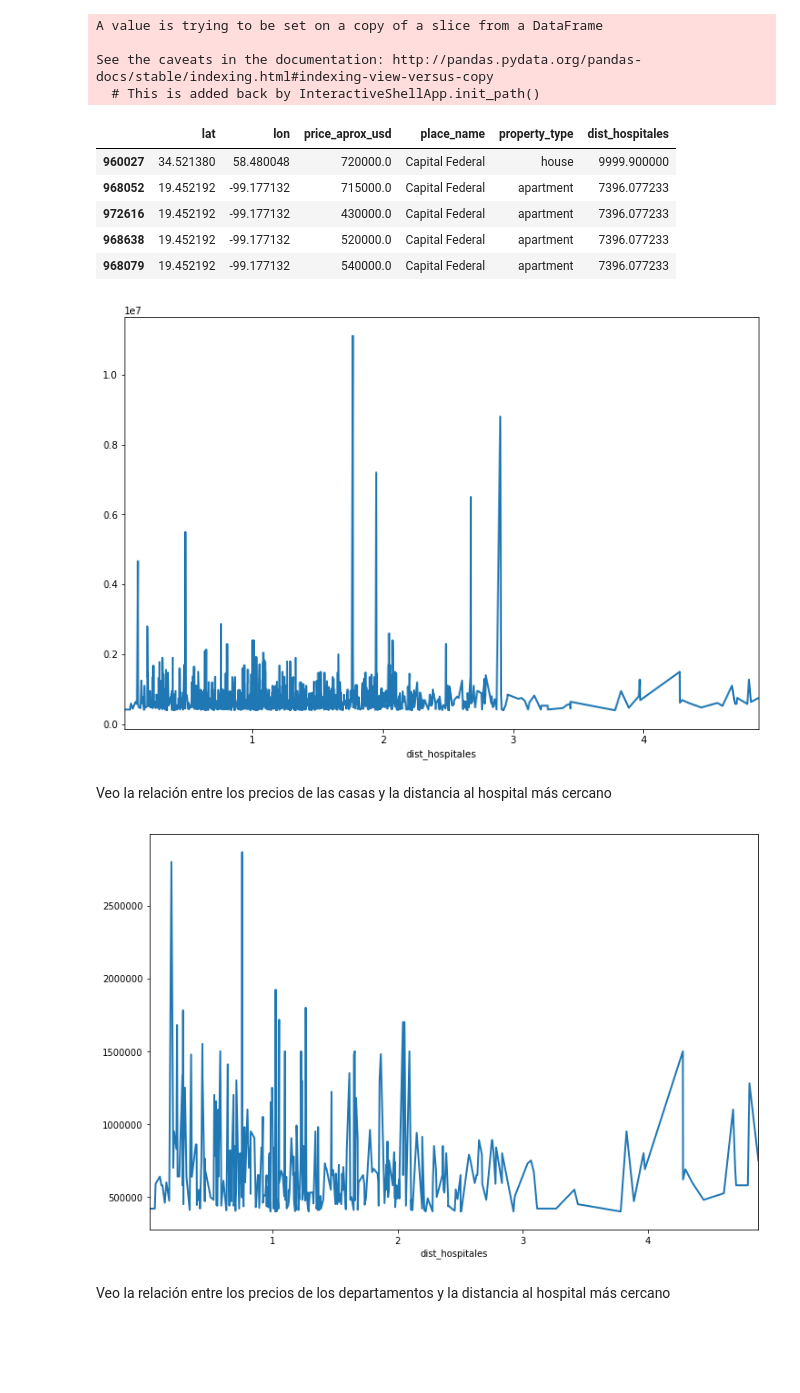
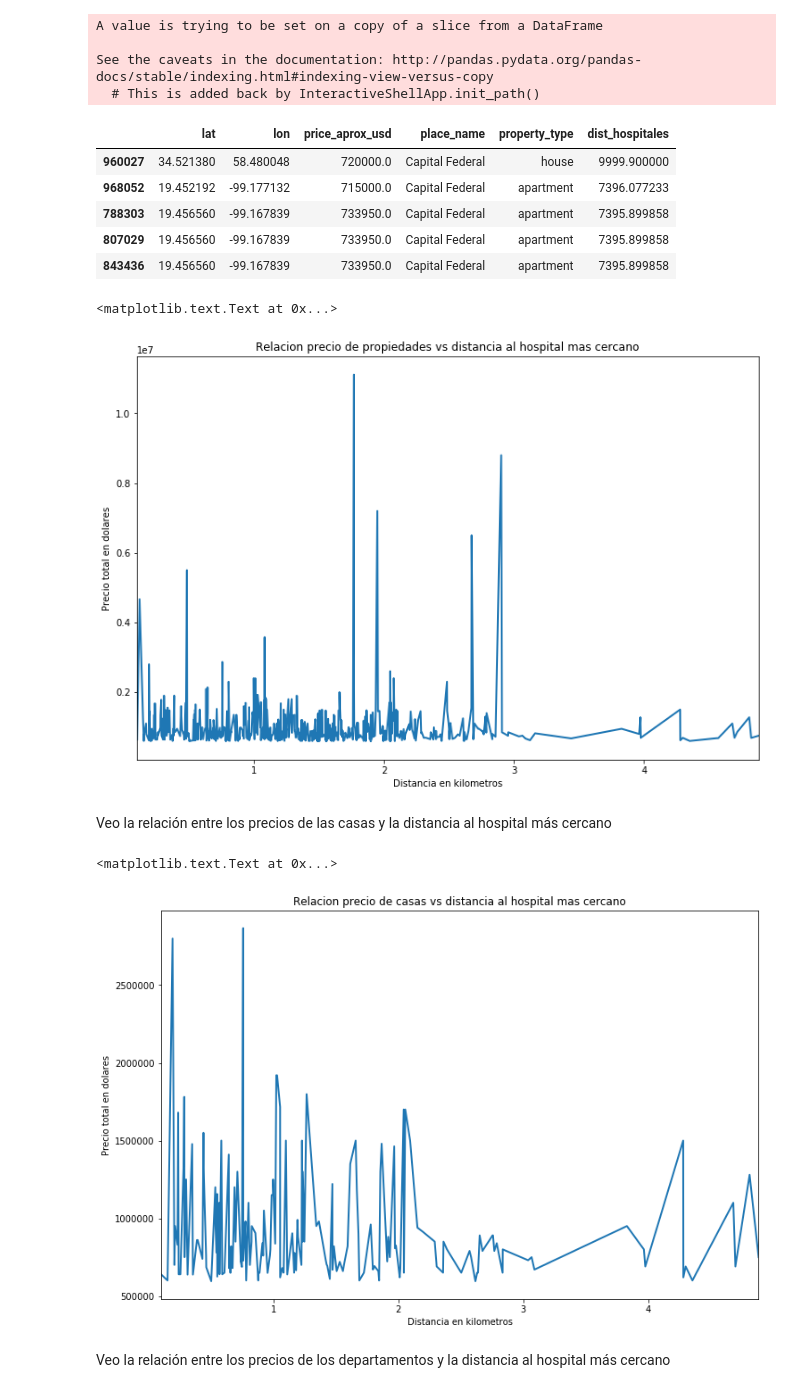
Before and after one commit to lucaslavandeira/7506-tp, a Jupyter notebook: analisis_exploratorio.ipynb, the cells around one changed output. Cells and saved outputs as stored; diff of their text form; code cells hidden in the pictures; blank space fills up the shorter version.

```diff
--- a/analisis_exploratorio.ipynb
+++ b/analisis_exploratorio.ipynb
@@ -715,7 +718,7 @@ df_subtes = pd.read_csv('data/estaciones-de-subte.csv', dtype=dtypes, sep=',')
 # %% [markdown]
 Me quedo con las 10.000 propiedades más caras de Capital Federal
 # %%
-df_prop_caras = df.dropna(subset=['lat', 'lon'], how='any').loc[df['place_name'] == 'Capital Federal',['lat', 'lon', 'price_aprox_usd', 'place_name', 'property_type']].sort_values('price_aprox_usd',ascending=False).head(10000)
+df_prop_caras = df.dropna(subset=['lat', 'lon'], how='any').loc[df['place_name'] == 'Capital Federal',['lat', 'lon', 'price_aprox_usd', 'place_name', 'property_type']].sort_values('price_aprox_usd',ascending=False).head(5000)
 # %%
 def convert_rad(x):
     return pi/180*x
@@ -789,6 +804,8 @@ dtypes = {
     'longitude': float
 }
 df_facultades = pd.read_csv('data/facultades_publicas.csv', dtype=dtypes, sep=',')
+# %%
+df_prop_caras = df.dropna(subset=['lat', 'lon'], how='any').loc[df['place_name'] == 'Capital Federal',['lat', 'lon', 'price_aprox_usd', 'place_name', 'property_type']].sort_values('price_aprox_usd',ascending=False).head(5000)
 # %%
 df_prop_caras['dist_facus'] = 9999.9
 
@@ -839,6 +864,8 @@ dtypes = {
     'Y': float
 }
 df_colectivos = pd.read_csv('data/estaciones-de-metrobus.csv', dtype=dtypes, sep=';',error_bad_lines=False)
+# %%
+df_prop_caras = df.dropna(subset=['lat', 'lon'], how='any').loc[df['place_name'] == 'Capital Federal',['lat', 'lon', 'price_aprox_usd', 'place_name', 'property_type']].sort_values('price_aprox_usd',ascending=False).head(5000)
 # %%
 geometry = [Point(x,y) for x,y in zip(df_colectivos['X'], df_colectivos['Y'])]
 
@@ -900,6 +939,8 @@ dtypes = {
     'LAT': float
 }
 df_hospitales = pd.read_csv('data/hospitales.csv', dtype=dtypes, sep=';',error_bad_lines=False)
+# %%
+df_prop_caras = df.dropna(subset=['lat', 'lon'], how='any').loc[df['place_name'] == 'Capital Federal',['lat', 'lon', 'price_aprox_usd', 'place_name', 'property_type']].sort_values('price_aprox_usd',ascending=False).head(5000)
 # %%
 geometry = [Point(x,y) for x,y in zip(df_hospitales['LNG'], df_hospitales['LAT'])]
 
@@ -932,21 +973,29 @@ df_prop_caras.sort_values('dist_hospitales',ascending=False).head(5)
 |  | lat | lon | price_aprox_usd | place_name | property_type | dist_hospitales |
 | 960027 | 34.521380 | 58.480048 | 720000.0 | Capital Federal | house | 9999.900000 |
 | 968052 | 19.452192 | -99.177132 | 715000.0 | Capital Federal | apartment | 7396.077233 |
-| 972616 | 19.452192 | -99.177132 | 430000.0 | Capital Federal | apartment | 7396.077233 |
-| 968638 | 19.452192 | -99.177132 | 520000.0 | Capital Federal | apartment | 7396.077233 |
-| 968079 | 19.452192 | -99.177132 | 540000.0 | Capital Federal | apartment | 7396.077233 |
+| 788303 | 19.456560 | -99.167839 | 733950.0 | Capital Federal | apartment | 7395.899858 |
+| 807029 | 19.456560 | -99.167839 | 733950.0 | Capital Federal | apartment | 7395.899858 |
+| 843436 | 19.456560 | -99.167839 | 733950.0 | Capital Federal | apartment | 7395.899858 |
 # %%
 df_prop_caras = df_prop_caras[df_prop_caras['dist_hospitales'] < 5.0]
 # %%
 df_prop_caras.groupby('dist_hospitales').mean().loc[:,'price_aprox_usd'].plot(linewidth=2,figsize=(12,8));
+plt.title('Relacion precio de propiedades vs distancia al hospital mas cercano')
+plt.xlabel('Distancia en kilometros')
+plt.ylabel('Precio total en dolares')
 # %% [output]
+<matplotlib.text.Text at 0x...>
-[figure, old version]
+[figure, new version]
 # %% [markdown]
 Veo la relación entre los precios de las casas y la distancia al hospital más cercano
 # %%
 df_prop_caras.loc[df_prop_caras['property_type'] == 'house'].groupby('dist_hospitales').mean().loc[:,'price_aprox_usd'].plot(linewidth=2,figsize=(12,8));
+plt.title('Relacion precio de casas vs distancia al hospital mas cercano')
+plt.xlabel('Distancia en kilometros')
+plt.ylabel('Precio total en dolares')
 # %% [output]
+<matplotlib.text.Text at 0x...>
-[figure, old version]
+[figure, new version]
 # %% [markdown]
 Veo la relación entre los precios de los departamentos y la distancia al hospital más cercano
 # %%
```
Also changed, not shown: parts of 13 cells of this notebook.
